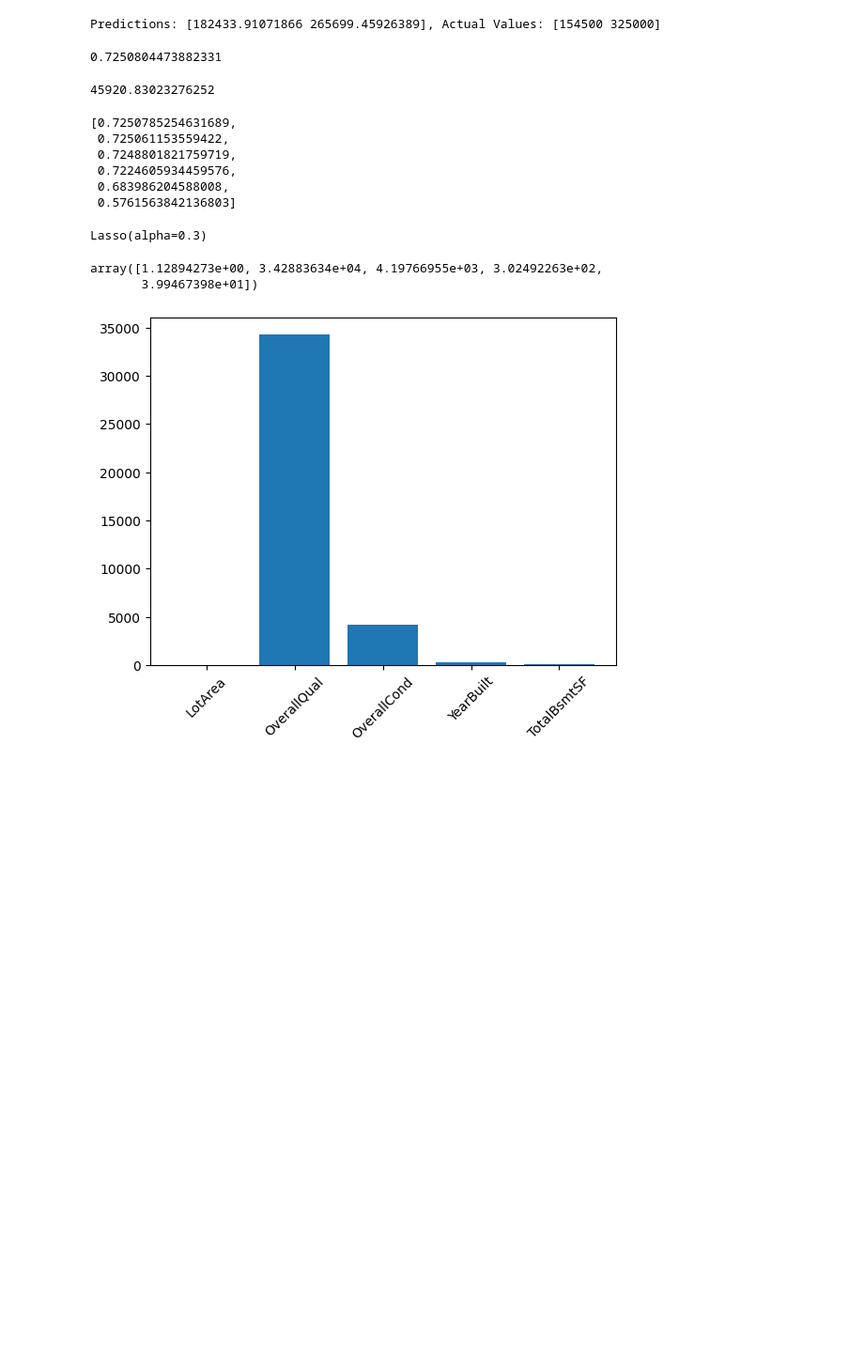
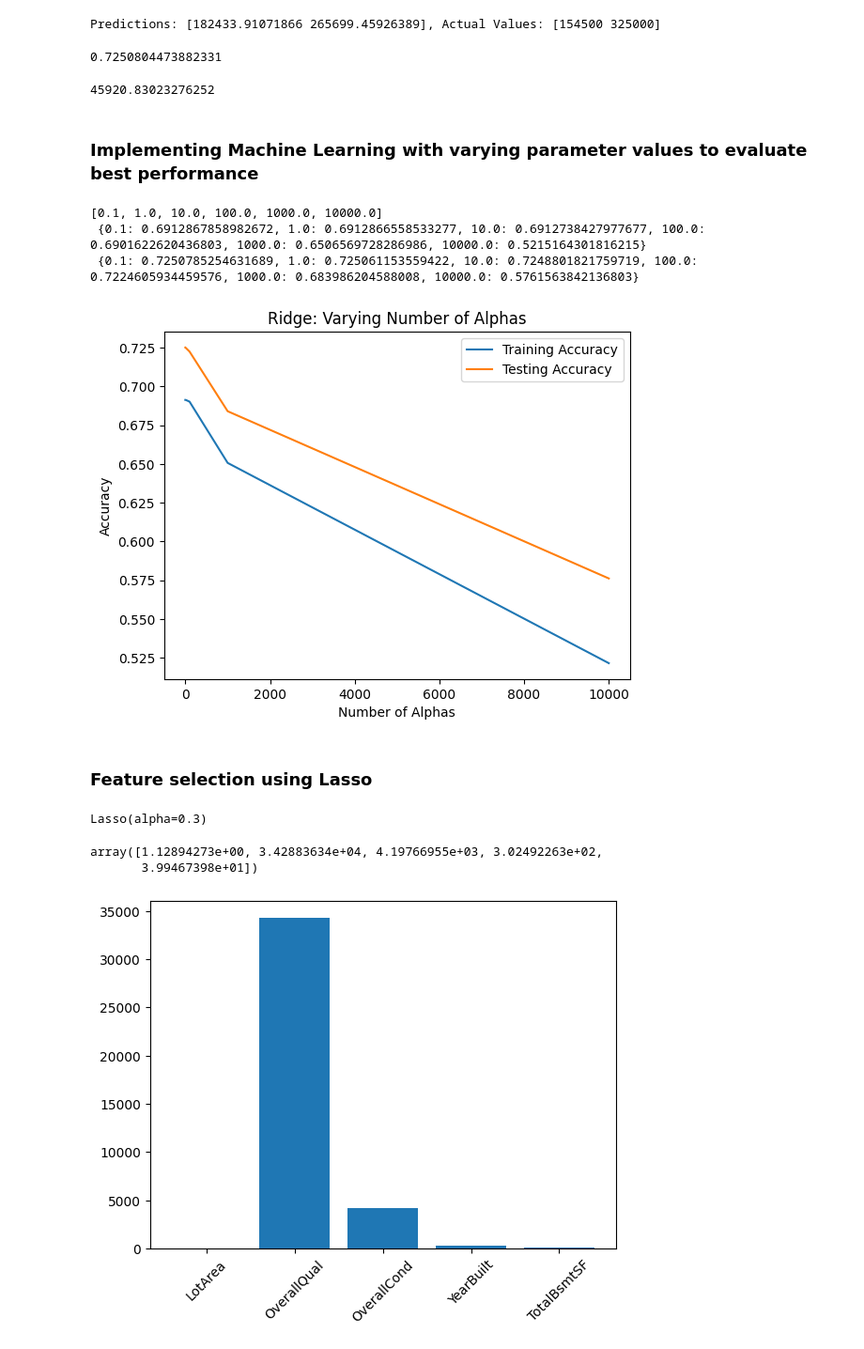
Before and after one commit to AmbassadorOTU/machine-learning, a Jupyter notebook: supervised_learning/house_price_prediction.ipynb, the cells around one changed output. Shown at 94% size. Drawn from its saved outputs; the diff is of its cells as text; code cells hidden in the pictures; blank space fills up the shorter version.

Commit message:
update on supervised learning

```diff
--- a/supervised_learning/house_price_prediction.ipynb
+++ b/supervised_learning/house_price_prediction.ipynb
@@ -98,2 +105,5 @@ plt.show()
 # %%
 X = df[['LotArea', 'OverallQual', 'OverallCond', 'YearBuilt', 'TotalBsmtSF']].values
+y = df['SalePrice'].values
+
+X_train, X_test, y_train, y_test = train_test_split(X, y, test_size=0.2, random_state=42)
@@ -102,2 +110,3 @@ X_train, X_test, y_train, y_test = train_test_split(X, y, test_size=0.2, random_
 # %%
-lin_reg = LinearRegression()
+linreg = LinearRegression()
+linreg.fit(X_train, y_train)
@@ -104,2 +114,0 @@ lin_reg = LinearRegression()
-# %%
-lin_reg.fit(X_train, y_train)
@@ -120,24 +127,37 @@ rmse = mean_squared_error(y_test, y_pred, squared=False)
 rmse
 # %% [output]
 45920.83023276252
+# %% [markdown]
+### Implementing Machine Learning with varying parameter values to evaluate best performance
 # %%
 alphas = [0.1, 1.0, 10.0, 100.0, 1000.0, 10000.0]
-ridge_scores = []
+train_accuracies = {}
+test_accuracies = {}
 
 for alpha in alphas:
     ridge = Ridge(alpha=alpha)
     ridge.fit(X_train, y_train)
-    score = ridge.score(X_test, y_test)
-    ridge_scores.append(score)
 
-ridge_scores
+    train_accuracies[alpha] = ridge.score(X_train, y_train)
+    test_accuracies[alpha] = ridge.score(X_test, y_test)
+
+print(alphas, '\n', train_accuracies, '\n', test_accuracies)
 # %% [output]
-[0.7250785254631689,
- 0.725061153559422,
- 0.7248801821759719,
- 0.7224605934459576,
- 0.683986204588008,
- 0.5761563842136803]
+[0.1, 1.0, 10.0, 100.0, 1000.0, 10000.0]
+ {0.1: 0.6912867858982672, 1.0: 0.6912866558533277, 10.0: 0.6912738427977677, 100.0: 0.6901622620436803, 1000.0: 0.6506569728286986, 10000.0: 0.5215164301816215}
+ {0.1: 0.7250785254631689, 1.0: 0.725061153559422, 10.0: 0.7248801821759719, 100.0: 0.7224605934459576, 1000.0: 0.683986204588008, 10000.0: 0.5761563842136803}
+# %%
+plt.title("Ridge: Varying Number of Alphas")
+plt.plot(alphas, train_accuracies.values(), label='Training Accuracy')
+plt.plot(alphas, test_accuracies.values(), label='Testing Accuracy')
+plt.legend()
+plt.xlabel('Number of Alphas')
+plt.ylabel('Accuracy')
+plt.show()
+# %% [output]
+[figure, added]
+# %% [markdown]
+### Feature selection using Lasso
 # %%
 lasso = Lasso(alpha=0.3)
 lasso.fit(X, y)
```
Also changed, not shown: parts of 54 cells of this notebook, 1 other file.
